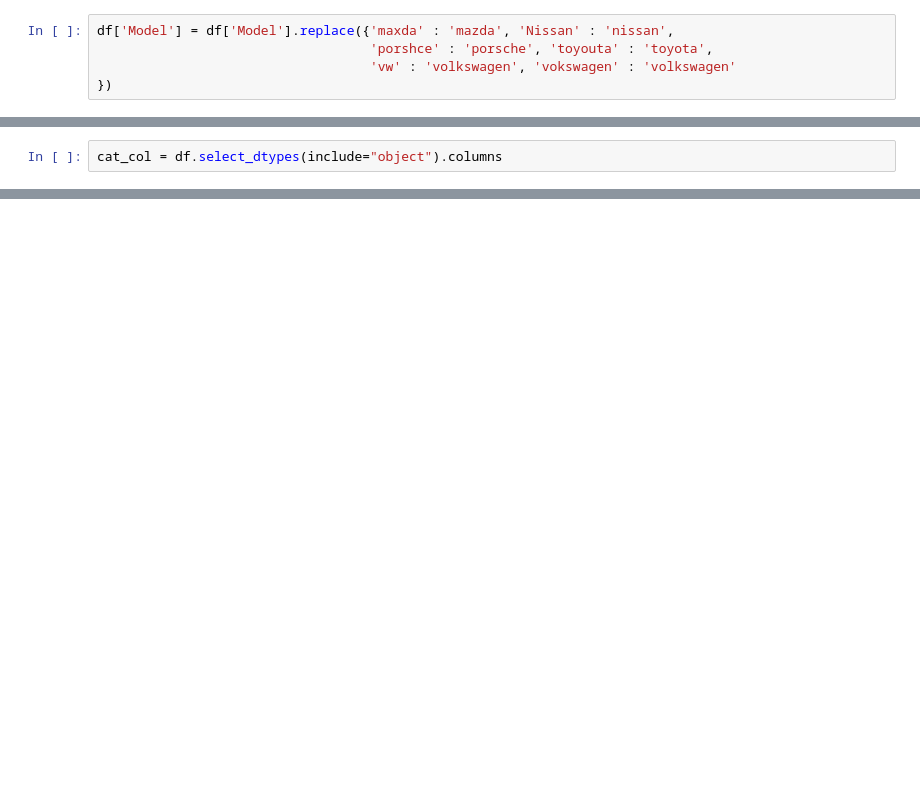
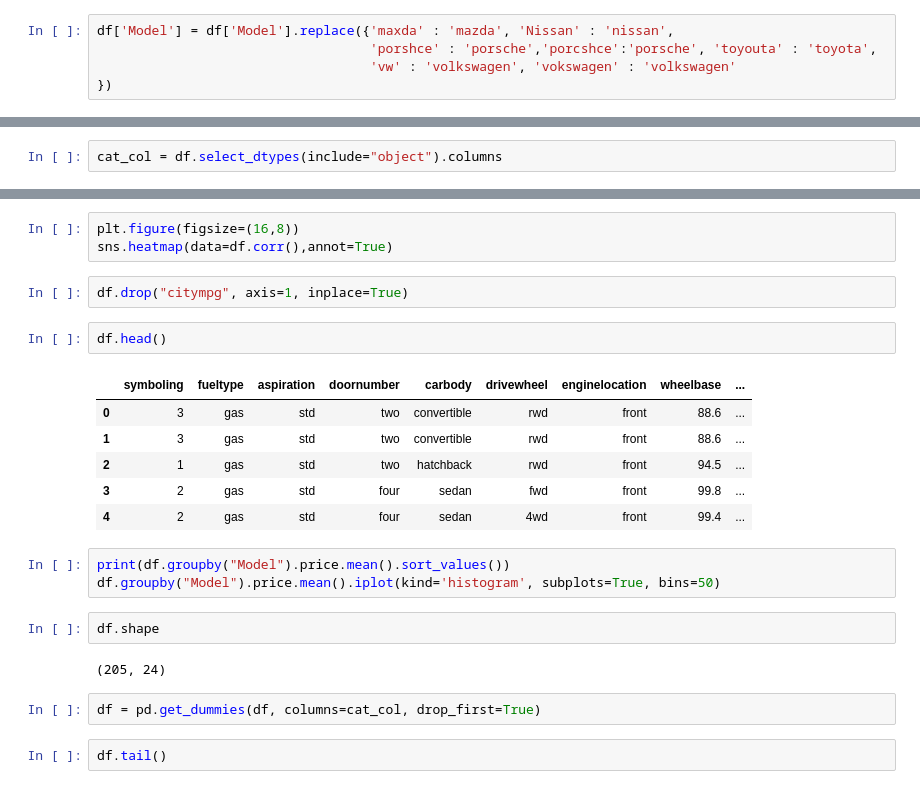
Before and after one commit to afzal34sl/Data-Science, a Jupyter notebook: StatsModel_CarPrice_Assignment.ipynb, the cells around one changed output, grey strips where cells are left out. Drawn from its saved outputs; the diff is of its cells as text; blank space fills up the shorter version.

```diff
--- a/StatsModel_CarPrice_Assignment.ipynb
+++ b/StatsModel_CarPrice_Assignment.ipynb
@@ -122,7 +59,7 @@ df['Model'] = [x.split()[0] for x in df['CarName']]
 df['Model']
 # %%
 df['Model'] = df['Model'].replace({'maxda' : 'mazda', 'Nissan' : 'nissan',
-                                   'porshce' : 'porsche', 'toyouta' : 'toyota',
+                                   'porshce' : 'porsche','porcshce':'porsche', 'toyouta' : 'toyota',
                                    'vw' : 'volkswagen', 'vokswagen' : 'volkswagen'
 })
 # %%
@@ -170,0 +120,25 @@ df.price.plot(kind='hist')
+# %%
+plt.figure(figsize=(16,8))
+sns.heatmap(data=df.corr(),annot=True)
+# %%
+df.drop("citympg", axis=1, inplace=True)
+# %%
+df.head()
+# %% [output]
+|  | symboling | fueltype | aspiration | doornumber | carbody | drivewheel | enginelocation | wheelbase | ... |
+| 0 | 3 | gas | std | two | convertible | rwd | front | 88.6 | ... |
+| 1 | 3 | gas | std | two | convertible | rwd | front | 88.6 | ... |
+| 2 | 1 | gas | std | two | hatchback | rwd | front | 94.5 | ... |
+| 3 | 2 | gas | std | four | sedan | fwd | front | 99.8 | ... |
+| 4 | 2 | gas | std | four | sedan | 4wd | front | 99.4 | ... |
+# %%
+print(df.groupby("Model").price.mean().sort_values())
+df.groupby("Model").price.mean().iplot(kind='histogram', subplots=True, bins=50)
+# %%
+df.shape
+# %% [output]
+(205, 24)
+# %%
+df = pd.get_dummies(df, columns=cat_col, drop_first=True)
+# %%
+df.tail()
```
Also changed, not shown: parts of 28 cells of this notebook.
